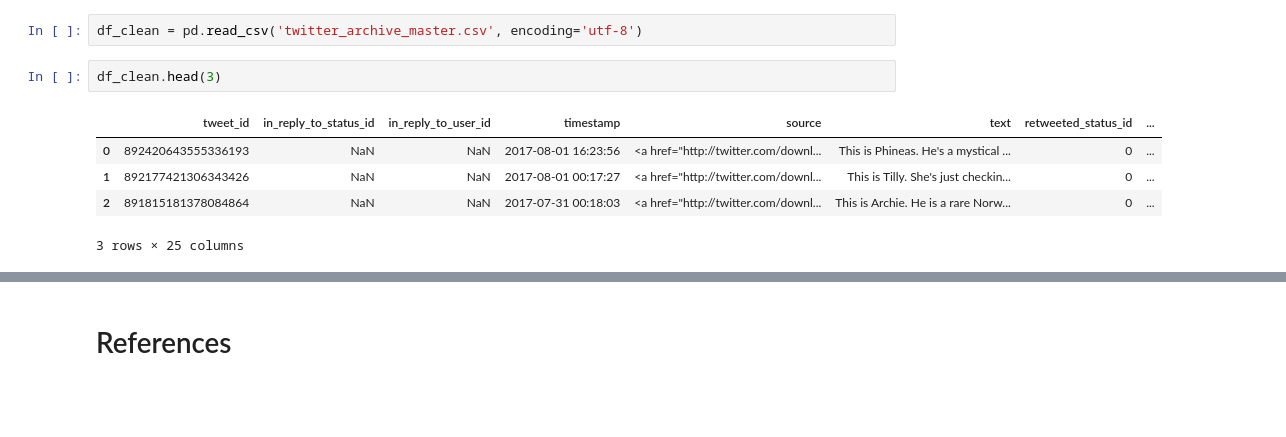
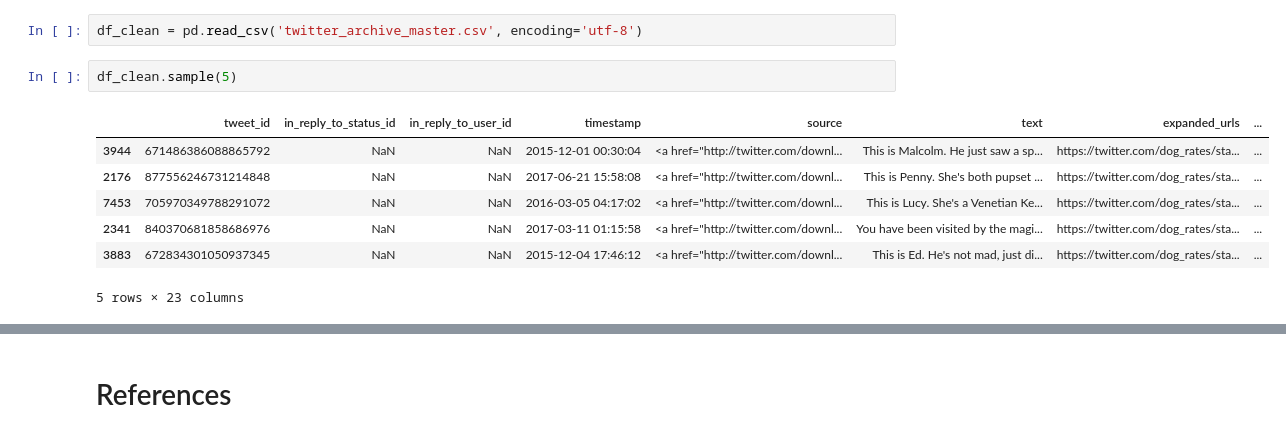
Before and after one commit to kcirne25/WeRateDogs-wrangle, a Jupyter notebook: wrangle_act.ipynb, the cells around one changed output, grey strips where cells are left out. Cells and saved outputs as stored; diff of their text form; blank space fills up the shorter version.

```diff
--- a/wrangle_act.ipynb
+++ b/wrangle_act.ipynb
@@ -570,11 +597,13 @@ Index(['tweet_id', 'in_reply_to_status_id', 'in_reply_to_user_id', 'timestamp',
 tweets_clean.to_csv('twitter_archive_master.csv', encoding='utf-8', index=False)
 # %%
 df_clean = pd.read_csv('twitter_archive_master.csv', encoding='utf-8')
-# %%
-df_clean.head(3)
-# %% [output]
-|  | tweet_id | in_reply_to_status_id | in_reply_to_user_id | timestamp | source | text | retweeted_status_id | ... |
-| 0 | 892420643555336193 | NaN | NaN | 2017-08-01 16:23:56 | <a href="http://twitter.com/downl... | This is Phineas. He's a mystical ... | 0 | ... |
-| 1 | 892177421306343426 | NaN | NaN | 2017-08-01 00:17:27 | <a href="http://twitter.com/downl... | This is Tilly. She's just checkin... | 0 | ... |
-| 2 | 891815181378084864 | NaN | NaN | 2017-07-31 00:18:03 | <a href="http://twitter.com/downl... | This is Archie. He is a rare Norw... | 0 | ... |
-3 rows × 25 columns
+# %%
+df_clean.sample(5)
+# %% [output]
+|  | tweet_id | in_reply_to_status_id | in_reply_to_user_id | timestamp | source | text | expanded_urls | ... |
+| 3944 | 671486386088865792 | NaN | NaN | 2015-12-01 00:30:04 | <a href="http://twitter.com/downl... | This is Malcolm. He just saw a sp... | https://twitter.com/dog_rates/sta... | ... |
+| 2176 | 877556246731214848 | NaN | NaN | 2017-06-21 15:58:08 | <a href="http://twitter.com/downl... | This is Penny. She's both pupset ... | https://twitter.com/dog_rates/sta... | ... |
+| 7453 | 705970349788291072 | NaN | NaN | 2016-03-05 04:17:02 | <a href="http://twitter.com/downl... | This is Lucy. She's a Venetian Ke... | https://twitter.com/dog_rates/sta... | ... |
+| 2341 | 840370681858686976 | NaN | NaN | 2017-03-11 01:15:58 | <a href="http://twitter.com/downl... | You have been visited by the magi... | https://twitter.com/dog_rates/sta... | ... |
+| 3883 | 672834301050937345 | NaN | NaN | 2015-12-04 17:46:12 | <a href="http://twitter.com/downl... | This is Ed. He's not mad, just di... | https://twitter.com/dog_rates/sta... | ... |
+5 rows × 23 columns
```
Also changed, not shown: parts of 25 cells of this notebook.
